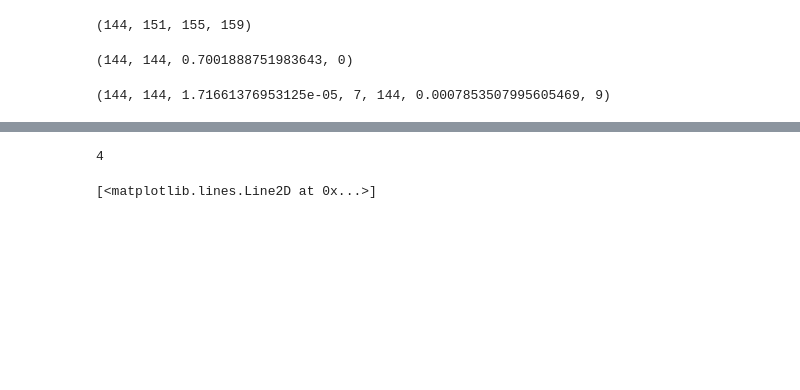
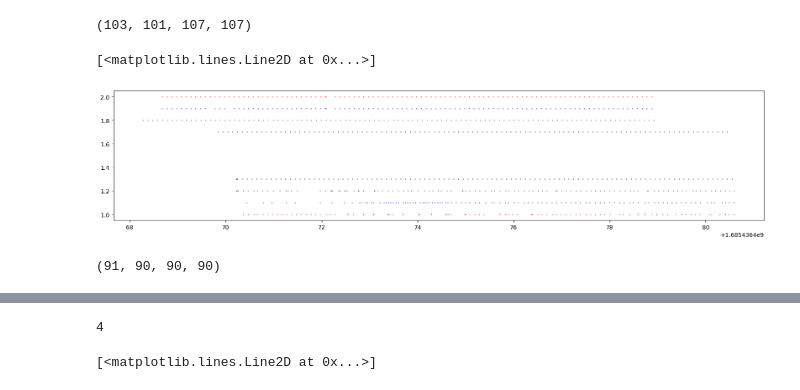
Before and after one commit to JiahuiSun/ackermann_car_nav, a Jupyter notebook: src/mmwave_radar/script/utils/laser_preprocess.ipynb, the cells around one changed output, grey strips where cells are left out. Cells and saved outputs as stored; diff of their text form; code cells hidden in the pictures; blank space fills up the shorter version.

```diff
--- a/src/mmwave_radar/script/utils/laser_preprocess.ipynb
+++ b/src/mmwave_radar/script/utils/laser_preprocess.ipynb
@@ -12,10 +10,9 @@ from nlos_sensing import line_by_2p, intersection_of_2line
 # %%
-file_path = "/home/agent/Code/ackermann_car_nav/data/20230530/floor31_h1_60_L_120_angle_0_param1_2023-05-30-16-33-58"
+file_path = "/home/agent/Code/ackermann_car_nav/data/20230530/floor31_h1_120_L_60_angle_0_param1_2023-05-30-16-47-49"
 bag = rosbag.Bag(f"{file_path}.bag")
 bag_data = bag.read_messages(topics=['/laser_point_cloud', '/laser_point_cloud2', '/mmwave_radar_point_cloud', '/mmwave_radar_raw_data'])
 frame_bytes = 196608
 
-# 提取3种雷达数据
 # 我原来想获取同一个时刻下的所有topic，才发现原来各个传感器时间是不一样的，没有任何消息是同时出现的，所以一定有先后时间顺序
 # FIXME: 用msg.header.stamp.to_sec进行时间戳对齐不对啊
 laser_list, laser_list2, mmwave_list, mmwave_raw_list = [], [], [], []
@@ -51,8 +48,7 @@ for topic, msg, t in bag_data:
         adc_pack = struct.pack(f">{frame_bytes}b", *msg.data)
         adc_unpack = np.frombuffer(adc_pack, dtype=np.int16)
         mmwave_raw_list.append((t.to_sec(), msg.header.stamp.to_sec(), adc_unpack))
+len(mmwave_list), len(mmwave_raw_list), len(laser_list), len(laser_list2)
+# %% [output]
+(103, 101, 107, 107)
-# %%
-len(mmwave_list), len(mmwave_raw_list), len(laser_list), len(laser_list2)
-# %% [output]
-(144, 151, 155, 159)
 # %%
@@ -77,14 +74,54 @@ def align(list1, list2, k=0, j=0):
         list2 = list2[mini:]
     len_min = min(len(list1), len(list2))
     return list1[:len_min], list2[:len_min], minv, mini
-# %%
-mmwave_list, mmwave_raw_list, minv, mini = align(mmwave_list, mmwave_raw_list, k=1, j=1)
-len(mmwave_list), len(mmwave_raw_list), minv, mini
-# %% [output]
-(144, 144, 0.7001888751983643, 0)
-# %%
-laser_list, mmwave_list, min_v1, min_idx1 = align(laser_list, mmwave_list)
-laser_list2, mmwave_list, min_v2, min_idx2 = align(laser_list2, mmwave_list)
-len(laser_list), len(mmwave_list), min_v1, min_idx1, len(laser_list2), min_v2, min_idx2
-# %% [output]
-(144, 144, 1.71661376953125e-05, 7, 144, 0.0007853507995605469, 9)
+# %%
+mmwave_t = np.array([t for t, stamp, pc in mmwave_list])
+mmwave_stamp = np.array([stamp for t, stamp, pc in mmwave_list])
+mmwave_raw_t = np.array([t for t, stamp, raw in mmwave_raw_list])
+mmwave_raw_stamp = np.array([stamp for t, stamp, raw in mmwave_raw_list])
+laser_t = np.array([t for t, stamp, pc in laser_list])
+laser_stamp = np.array([stamp for t, stamp, pc in laser_list])
+laser2_t = np.array([t for t, stamp, pc in laser_list2])
+laser2_stamp = np.array([stamp for t, stamp, pc in laser_list2])
+
+fig, ax = plt.subplots(figsize=(20, 4))
+ax.plot(mmwave_t, np.ones(len(mmwave_t)), 'or', ms=0.5)
+ax.plot(mmwave_stamp, np.ones(len(mmwave_stamp))*2, 'or', ms=0.5)
+ax.plot(mmwave_raw_t, np.ones(len(mmwave_raw_t))*1.1, 'ob', ms=0.5)
+ax.plot(mmwave_raw_stamp, np.ones(len(mmwave_raw_stamp))*1.9, 'ob', ms=0.5)
+ax.plot(laser_t, np.ones(len(laser_t))*1.2, 'og', ms=0.5)
+ax.plot(laser_stamp, np.ones(len(laser_stamp))*1.8, 'og', ms=0.5)
+ax.plot(laser2_t, np.ones(len(laser2_t))*1.3, 'ok', ms=0.5)
+ax.plot(laser2_stamp, np.ones(len(laser2_stamp))*1.7, 'ok', ms=0.5)
+# %% [output]
+[<matplotlib.lines.Line2D at 0x...>]
+[figure, added]
+# %%
+data_list = [mmwave_list, mmwave_raw_list, laser_list, laser_list2]
+# 找到最早开始最晚结束的两个人进行align，这样一定是最短的
+latest_begin = np.argmax([
+    mmwave_stamp[0], mmwave_raw_stamp[0], laser_stamp[0], laser2_stamp[0]
+])
+earliest_end = np.argmin([
+    mmwave_stamp[-1], mmwave_raw_stamp[-1], laser_stamp[-1], laser2_stamp[-1]
+])
+print(latest_begin, earliest_end)
+# 如果是同一个人最晚开始最早结束
+if latest_begin == earliest_end:
+    pivot = latest_begin
+    for i in range(len(data_list)):
+        if i == pivot:
+            continue
+        data_list[i], data_list[pivot], _, _ = align(data_list[i], data_list[pivot], k=1, j=1)
+else:
+    data_list[latest_begin], data_list[earliest_end], _, _ = align(data_list[latest_begin], data_list[earliest_end], k=1, j=1)
+    pivot = latest_begin
+    for i in range(len(data_list)):
+        if i in [latest_begin, earliest_end]:
+            continue
+        else:
+            data_list[i], data_list[pivot], _, _ = align(data_list[i], data_list[pivot], k=1, j=1)
+mmwave_list, mmwave_raw_list, laser_list, laser_list2 = data_list
+len(mmwave_list), len(mmwave_raw_list), len(laser_list), len(laser_list2)
+# %% [output]
+(91, 90, 90, 90)
```
Also changed, not shown: parts of 11 cells of this notebook, 1 other file.
